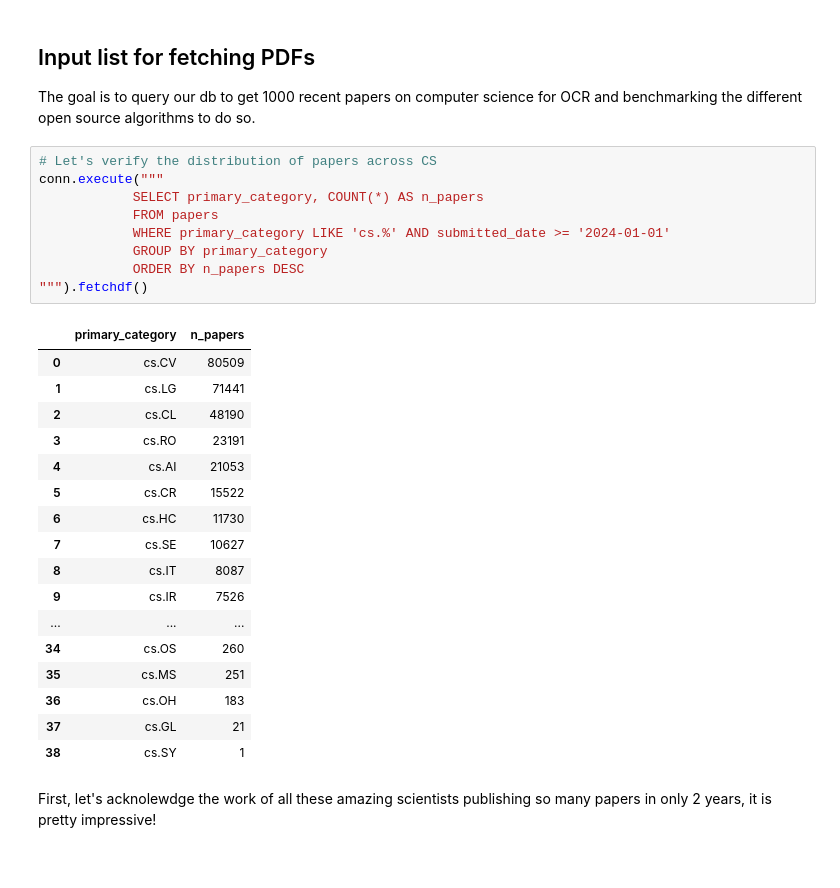
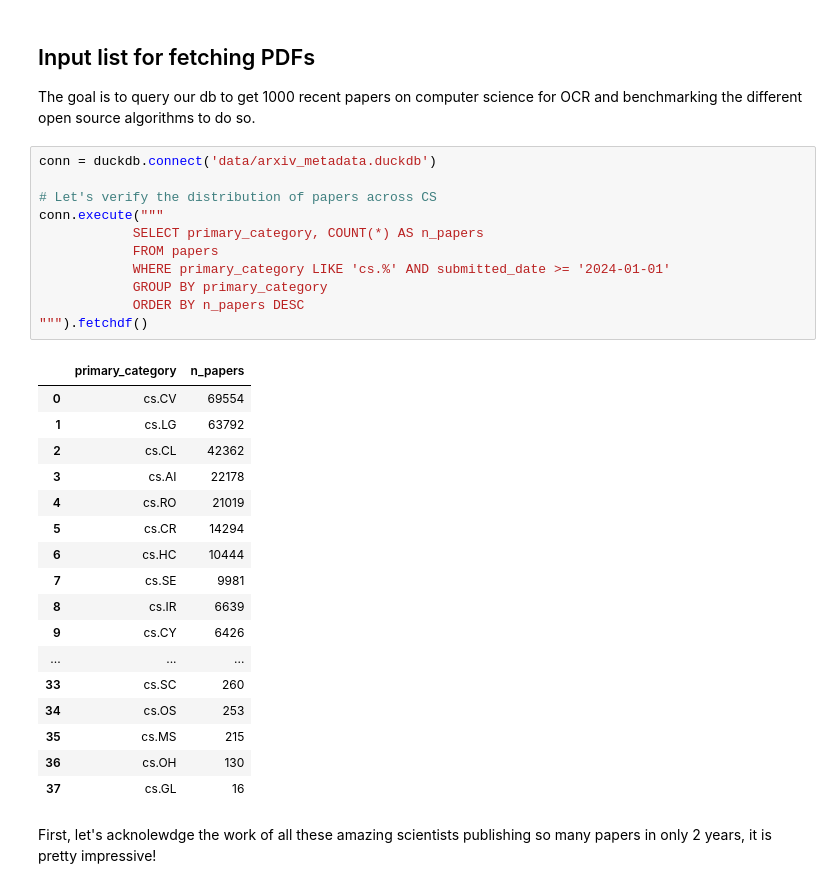
Before and after one commit to Julien-Pgn/SciRex, a Jupyter notebook: notebooks/db_build.ipynb, the cells around one changed output. Drawn from its saved outputs; the diff is of its cells as text.

```diff
--- a/notebooks/db_build.ipynb
+++ b/notebooks/db_build.ipynb
@@ -541,32 +542,34 @@ conn.close()
 
 The goal is to query our db to get 1000 recent papers on computer science for OCR and benchmarking the different open source algorithms to do so.
 # %%
+conn = duckdb.connect('data/arxiv_metadata.duckdb')
+
 # Let's verify the distribution of papers across CS
 conn.execute("""
             SELECT primary_category, COUNT(*) AS n_papers
             FROM papers
             WHERE primary_category LIKE 'cs.%' AND submitted_date >= '2024-01-01'
             GROUP BY primary_category
             ORDER BY n_papers DESC
 """).fetchdf()
 # %% [output]
 |  | primary_category | n_papers |
-| 0 | cs.CV | 80509 |
-| 1 | cs.LG | 71441 |
-| 2 | cs.CL | 48190 |
-| 3 | cs.RO | 23191 |
-| 4 | cs.AI | 21053 |
-| 5 | cs.CR | 15522 |
-| 6 | cs.HC | 11730 |
-| 7 | cs.SE | 10627 |
-| 8 | cs.IT | 8087 |
-| 9 | cs.IR | 7526 |
+| 0 | cs.CV | 69554 |
+| 1 | cs.LG | 63792 |
+| 2 | cs.CL | 42362 |
+| 3 | cs.AI | 22178 |
+| 4 | cs.RO | 21019 |
+| 5 | cs.CR | 14294 |
+| 6 | cs.HC | 10444 |
+| 7 | cs.SE | 9981 |
+| 8 | cs.IR | 6639 |
+| 9 | cs.CY | 6426 |
 | ... | ... | ... |
-| 34 | cs.OS | 260 |
-| 35 | cs.MS | 251 |
-| 36 | cs.OH | 183 |
-| 37 | cs.GL | 21 |
-| 38 | cs.SY | 1 |
+| 33 | cs.SC | 260 |
+| 34 | cs.OS | 253 |
+| 35 | cs.MS | 215 |
+| 36 | cs.OH | 130 |
+| 37 | cs.GL | 16 |
 # %% [markdown]
 First, let's acknolewdge the work of all these amazing scientists publishing so many papers in only 2 years, it is pretty impressive!
 # %%
```
Also changed, not shown: parts of 14 cells of this notebook, 2 other files.
